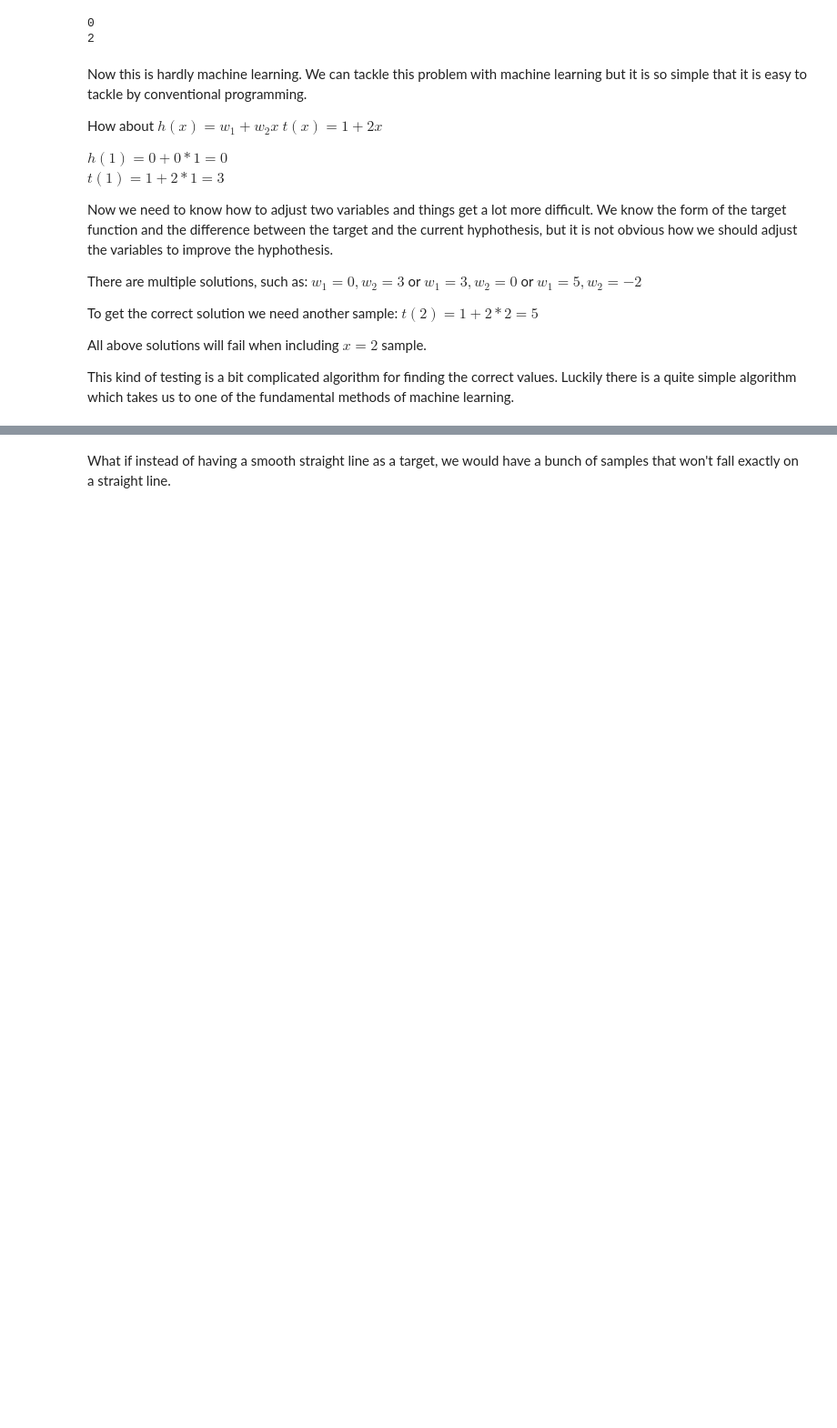
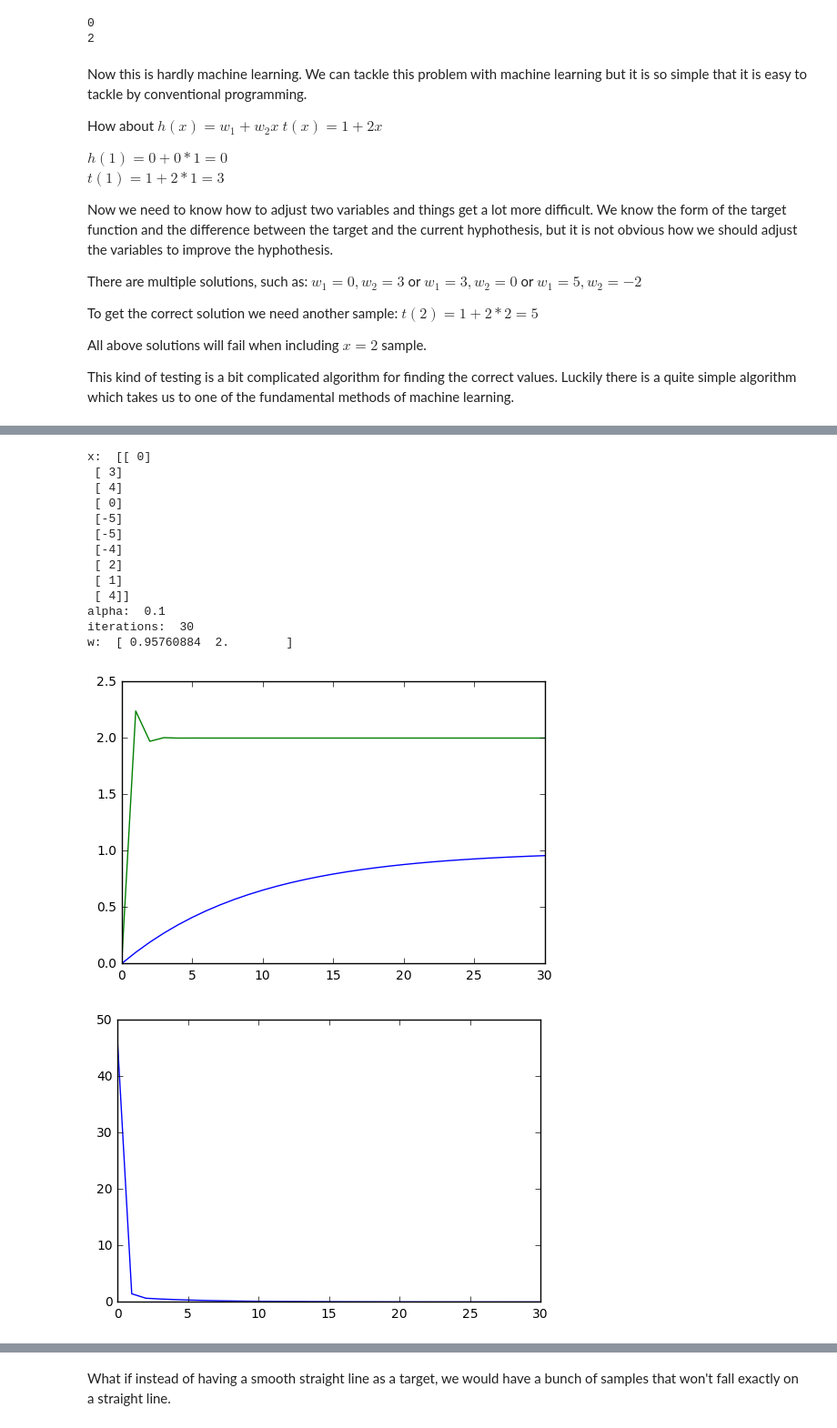
Before and after one commit to jarmop/learning, a Jupyter notebook: theory.ipynb, the cells around one changed output, grey strips where cells are left out. Shown at 91% size. Cells and saved outputs as stored; diff of their text form; code cells hidden in the pictures; blank space fills up the shorter version.

```diff
--- a/theory.ipynb
+++ b/theory.ipynb
@@ -108,0 +248,67 @@ We are using the gradient to minimize the loss function, hence the term **gradie
+# %%
+#def h(w1, w2, x):
+#    return w1 + w2 * x;
+
+def gradient(w, x):
+    yh = h(w[0], w[1], x)
+    y = t(x)
+    m = x.shape[0]
+    w1 = np.sum(yh - y) / m
+    w2 = np.sum((yh - y) * x) / m
+    return np.array([w1, w2])
+
+#def gradient_descent(w, x, alpha):
+#    return w - alpha * gradient(w, x)
+
+def loss(w, x):
+    m = x.shape[0]
+    return np.sum((h(w[0], w[1], x) - t(x))**2) / m
+
+def train(w, x, alpha, iterations):
+    losses = [loss(w, x)]
+    ws = [np.zeros(2)]
+    for i in range(0, iterations):
+        w = gradient_descent(w, x, alpha)
+        ws.append(w)
+        l = loss(w, x)
+        losses.append(l)
+    print('x: ', x)
+    print('alpha: ', alpha)
+    print('iterations: ', iterations)
+    print('w: ', w)
+    #print(ws)
+    plt.plot(ws)
+    plt.show()
+    plt.plot(losses)
+    plt.show()
+
+m = 10 # number of training samples
+n = 1 # number of features
+np.random.seed(1)
+x = np.random.randint(-5, 6, (m,n))
+#print(x)
+#x = np.insert(x, 0, 1, axis=1)
+#print(x)
+w = np.array([0,0])
+alpha = 0.1
+iterations = 30
+train(w, x, alpha, iterations)
+#train(w, 3, alpha, iterations)
+#train(w, 5, 0.07, 15)
+#train(w, 10, 0.01, 5)
+# %% [output]
+x:  [[ 0]
+ [ 3]
+ [ 4]
+ [ 0]
+ [-5]
+ [-5]
+ [-4]
+ [ 2]
+ [ 1]
+ [ 4]]
+alpha:  0.1
+iterations:  30
+w:  [ 0.95760884  2.        ]
+[figure, added]
+[figure, added]
```
Also changed, not shown: parts of 10 cells of this notebook, 1 other file.
